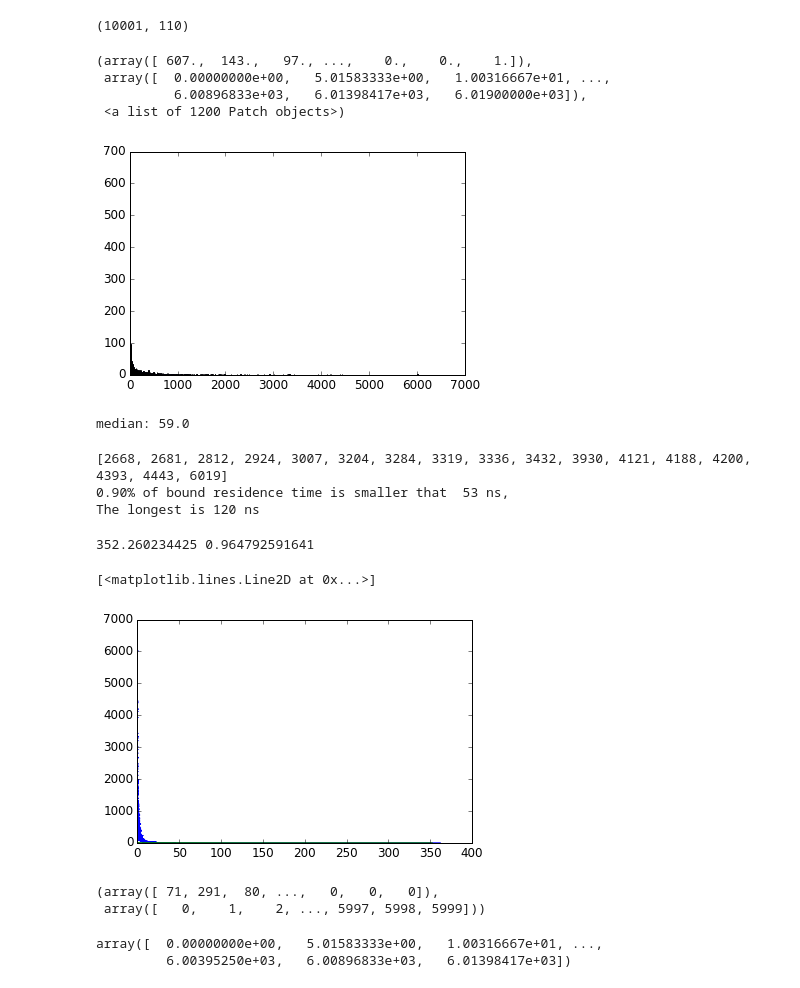
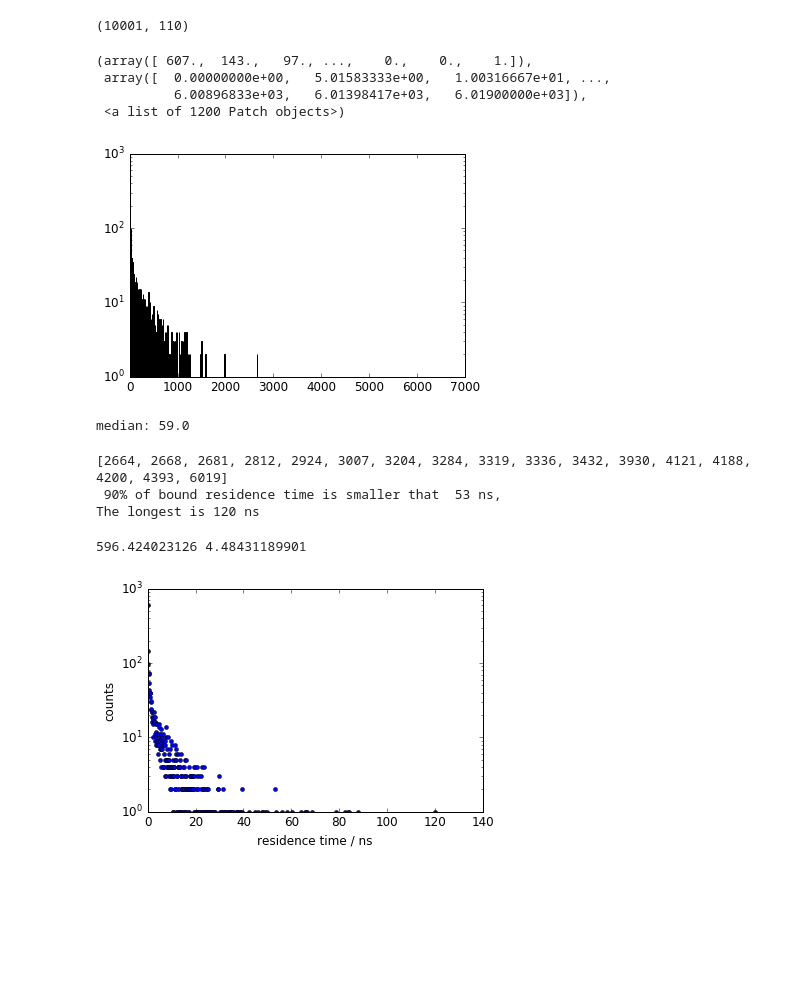
Before and after one commit to ohsOllila/NMRlipids_VI-NewIonModel, a Jupyter notebook: Fig/ipython_nb/stoichiometry_of_binding_cations_popc_ecc-lipids.ipynb, the cells around one changed output. Cells and saved outputs as stored; diff of their text form; code cells hidden in the pictures; blank space fills up the shorter version.

Commit message:
Histogram of cation bound residence times added. Meant for SI.

```diff
--- a/Fig/ipython_nb/stoichiometry_of_binding_cations_popc_ecc-lipids.ipynb
+++ b/Fig/ipython_nb/stoichiometry_of_binding_cations_popc_ecc-lipids.ipynb
@@ -266,6 +267,7 @@ n_bound_lipids_per_cation.shape
 #icat = 0
 bound_times = []
 time_bound = 0
+frame_dt = 0.02
 for icat in range(n_bound_cations_per_lipid.shape[1]):
     cat_traj_temp = n_bound_cations_per_lipid[:,icat]
     for i in range(1, cat_traj_temp.shape[0]):
@@ -281,14 +283,15 @@ for icat in range(n_bound_cations_per_lipid.shape[1]):
 
     # last "unfinished" residence time that is still bound at the end of the simulation
     bound_times.append(time_bound)
+    time_bound = 0
 # %%
-plt.hist(bound_times, bins=1200)
+plt.hist(bound_times, bins=1200, log=True)
 # %% [output]
 (array([ 607.,  143.,   97., ...,    0.,    0.,    1.]),
  array([  0.00000000e+00,   5.01583333e+00,   1.00316667e+01, ...,
           6.00896833e+03,   6.01398417e+03,   6.01900000e+03]),
  <a list of 1200 Patch objects>)
-[figure, old version]
+[figure, new version]
 # %%
 bound_times.sort()
 print("median: {}".format(np.median(bound_times)))
@@ -299,13 +302,13 @@ median: 59.0
 cut = -17
 print(bound_times[cut:])
 fraction_events = 1.0*np.sum(bound_times[:cut])/time_total
-print("{:3.2f}% of bound residence time is smaller that {:3.0f} ns, \nThe longest is {:3.0f} ns".format(fraction_events, bound_times[cut]*0.02,  bound_times[-1]*0.02))
+print("{:3.0f}% of bound residence time is smaller that {:3.0f} ns, \nThe longest is {:3.0f} ns".format(fraction_events*100.0, bound_times[cut]*0.02,  bound_times[-1]*0.02))
 # %% [output]
-[2668, 2681, 2812, 2924, 3007, 3204, 3284, 3319, 3336, 3432, 3930, 4121, 4188, 4200, 4393, 4443, 6019]
-0.90% of bound residence time is smaller that  53 ns,
+[2664, 2668, 2681, 2812, 2924, 3007, 3204, 3284, 3319, 3336, 3432, 3930, 4121, 4188, 4200, 4393, 6019]
+ 90% of bound residence time is smaller that  53 ns,
 The longest is 120 ns
 # %%
-hist = np.histogram(bound_times, bins=6000)
+hist = np.histogram(bound_times, bins=1200)
 # %%
 import scipy
 def f(x, a=1.0, tau=1.0):
@@ -315,23 +318,15 @@ a   = opt_par[0][0]
 tau = opt_par[0][1]
 print(a, tau)
 # %% [output]
-352.260234425 0.964792591641
+596.424023126 4.48431189901
 # %%
 xdata = hist[1][:-1]
-plt.plot(hist[0], xdata)
-plt.plot( [f(x, a=a, tau=tau) for x in xdata], xdata )
-#plt.xlim([0,1500])
-#plt.ylim([-1,10])
+plt.semilogy(xdata*.02, hist[0], lw=0, marker='o', ms=4)
+#plt.plot( [f(x, a=a, tau=tau) for x in xdata], xdata , )
+#plt.xlim([0,80])
+#plt.ylim([-100,10**1])
+plt.xlabel("residence time / ns")
+plt.ylabel("counts")
+plt.savefig("histogram_bound_times_ECC-lipids_978mM_CaCl.pdf")
 # %% [output]
-[<matplotlib.lines.Line2D at 0x...>]
-[figure, old version]
+[figure, new version]
-# %%
-hist
-# %% [output]
-(array([ 71, 291,  80, ...,   0,   0,   0]),
- array([   0,    1,    2, ..., 5997, 5998, 5999]))
-# %%
-xdata
-# %% [output]
-array([  0.00000000e+00,   5.01583333e+00,   1.00316667e+01, ...,
-         6.00395250e+03,   6.00896833e+03,   6.01398417e+03])
```
Also changed, not shown: parts of 4 cells of this notebook, 1 other file.
